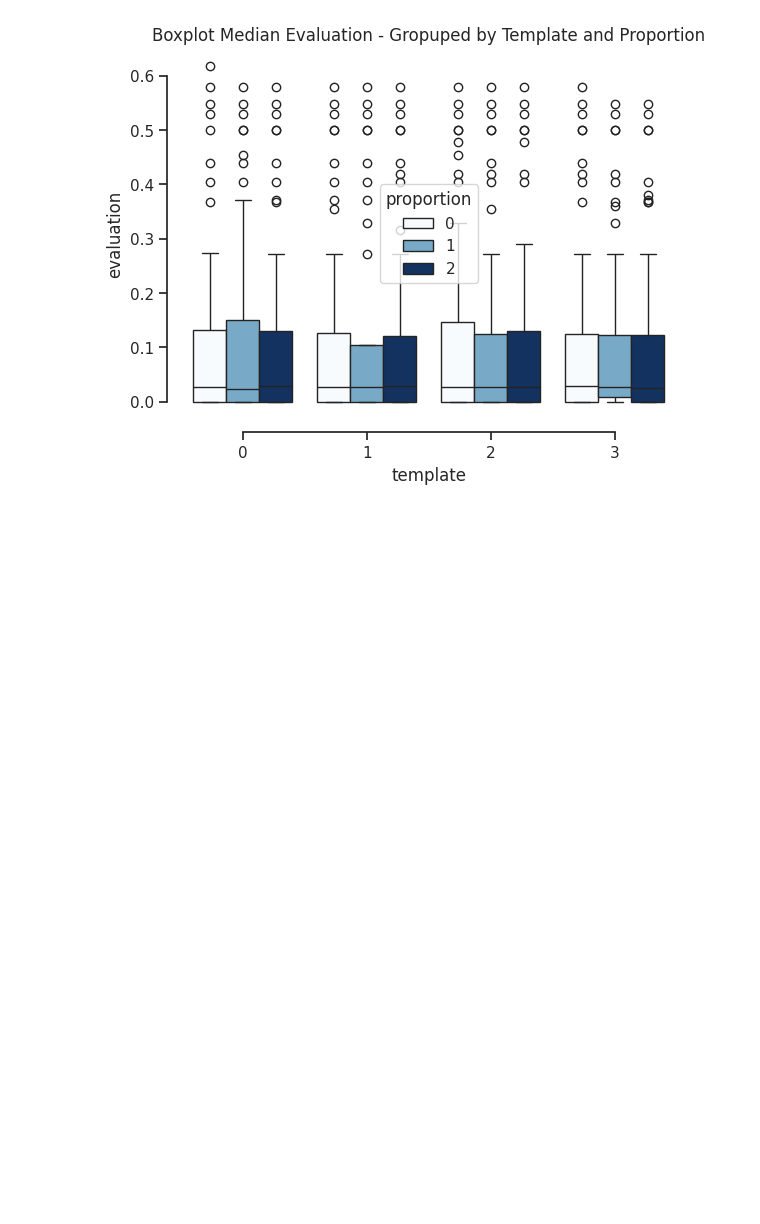
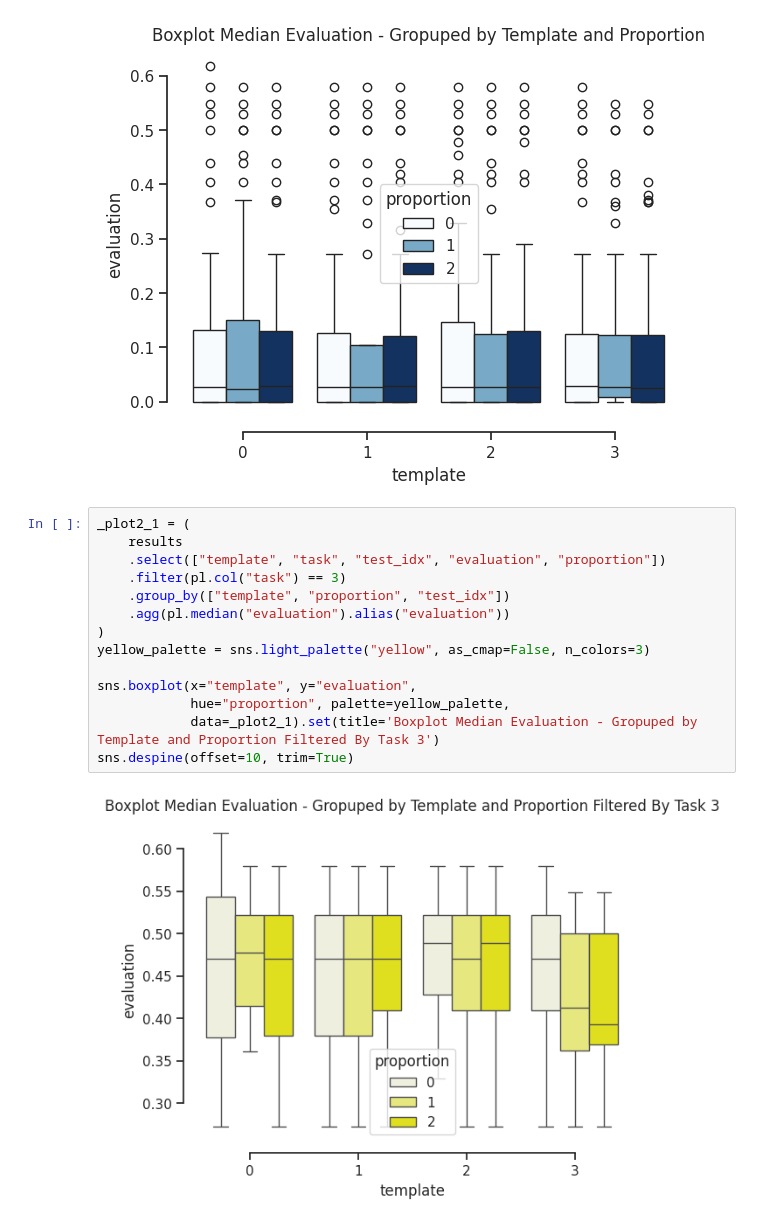
Before and after one commit to CaioRhoden/datamodels-context-reduction, a Jupyter notebook: experiments/instruction_bias/results_analysis.ipynb, the cells around one changed output. Cells and saved outputs as stored; diff of their text form; blank space fills up the shorter version.

Commit message:
added results for rouge

```diff
--- a/experiments/instruction_bias/results_analysis.ipynb
+++ b/experiments/instruction_bias/results_analysis.ipynb
@@ -140,3 +140,19 @@ sns.boxplot(x="template", y="evaluation",
 sns.despine(offset=10, trim=True)
 # %% [output]
 [figure]
+# %%
+_plot2_1 = (
+    results
+    .select(["template", "task", "test_idx", "evaluation", "proportion"])
+    .filter(pl.col("task") == 3)
+    .group_by(["template", "proportion", "test_idx"])
+    .agg(pl.median("evaluation").alias("evaluation"))
+)
+yellow_palette = sns.light_palette("yellow", as_cmap=False, n_colors=3)
+
+sns.boxplot(x="template", y="evaluation",
+            hue="proportion", palette=yellow_palette,
+            data=_plot2_1).set(title='Boxplot Median Evaluation - Gropuped by Template and Proportion Filtered By Task 3')
+sns.despine(offset=10, trim=True)
+# %% [output]
+[figure, added]
```
Also changed, not shown: parts of 11 cells of this notebook.
